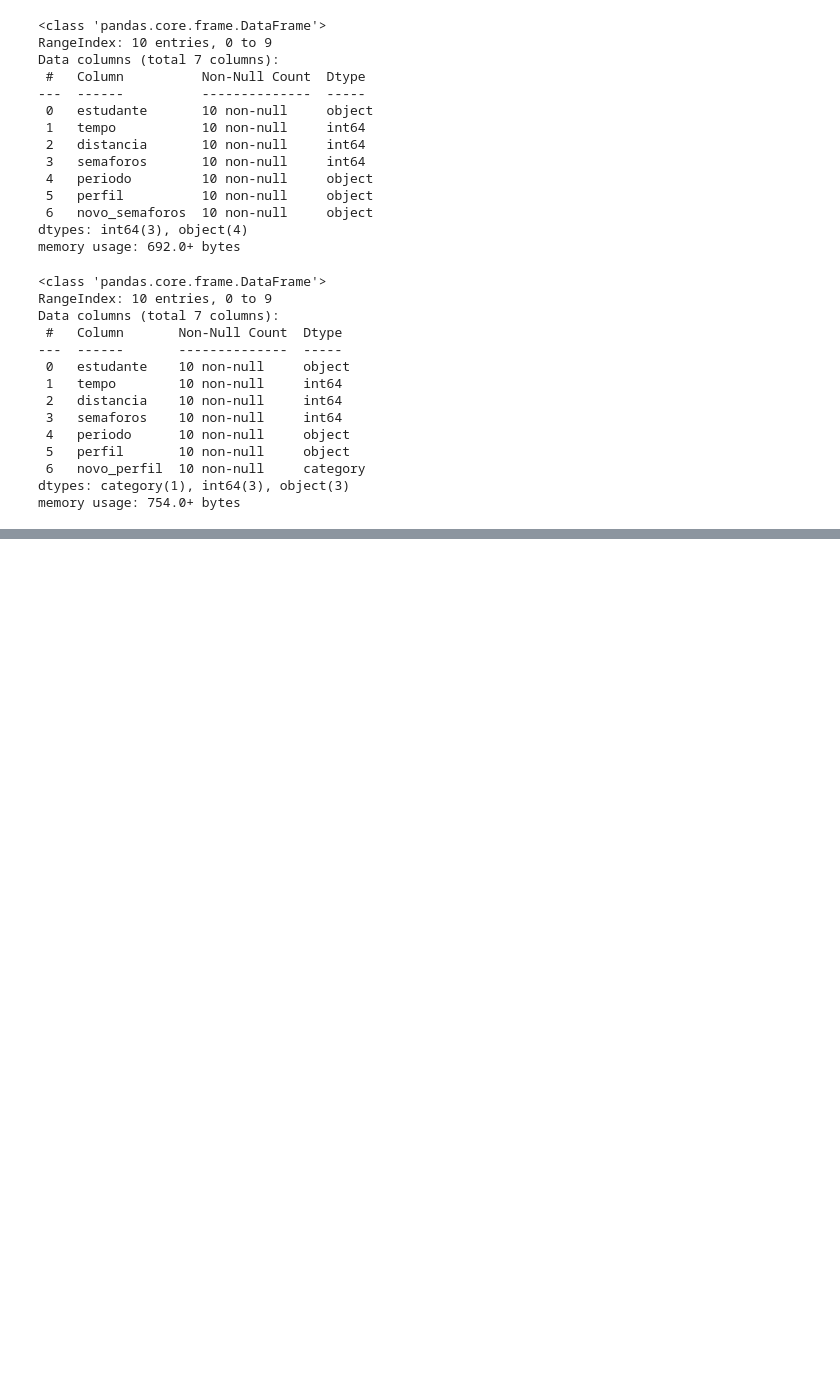
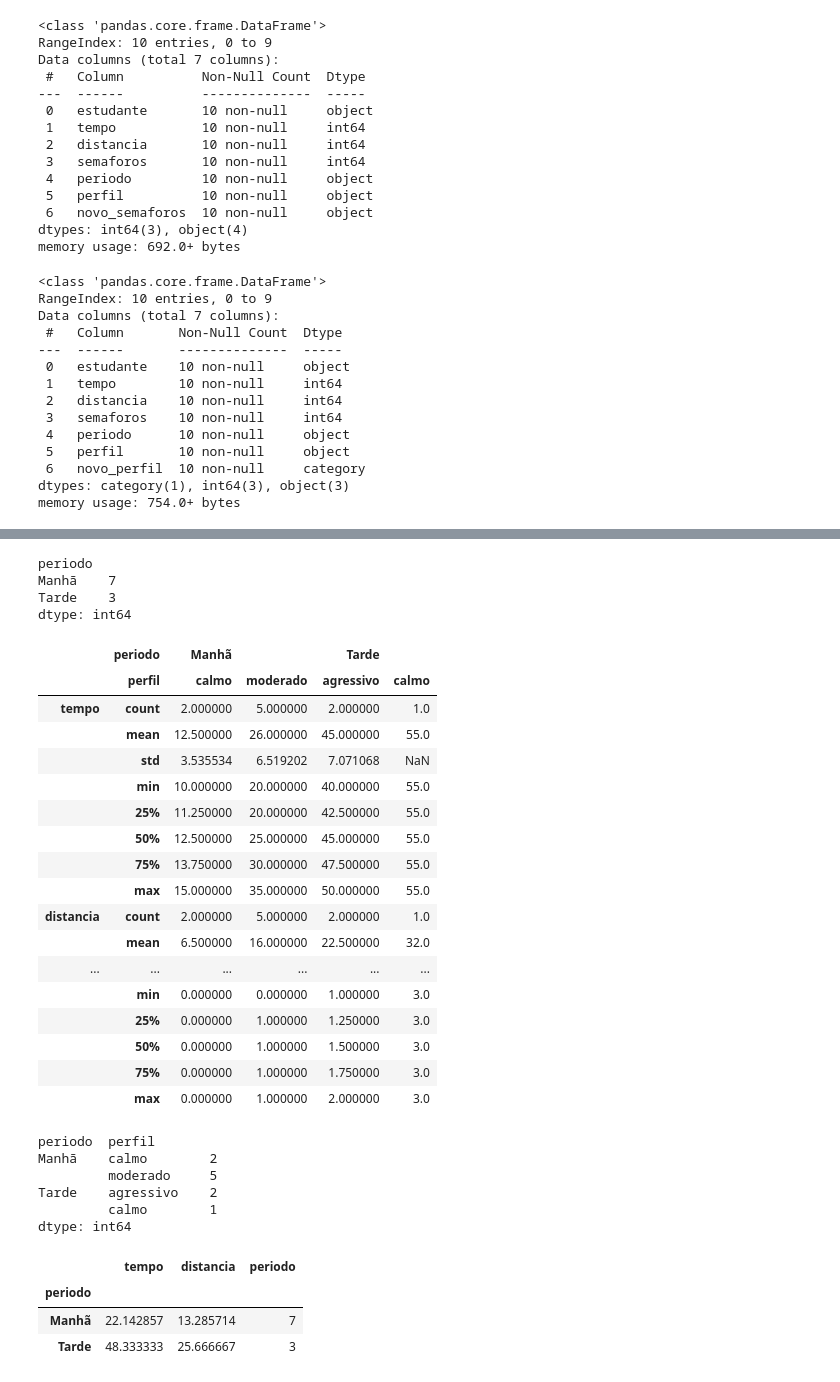
Before and after one commit to kathyllin/Data-Wrangling, a Jupyter notebook: Aula-1.ipynb, the cells around one changed output, grey strips where cells are left out. Drawn from its saved outputs; the diff is of its cells as text; code cells hidden in the pictures; blank space fills up the shorter version.

```diff
--- a/Aula-1.ipynb
+++ b/Aula-1.ipynb
@@ -220,0 +308,48 @@ df_org_4 = dados_tempo.sort_values(by=['perfil'], ascending=False).reset_index(d
+# %%
+dados_periodo.size()
+# %% [output]
+periodo
+Manhã    7
+Tarde    3
+dtype: int64
+# %%
+dados_criterios = dados_tempo.groupby(['periodo', 'perfil'])
+# %%
+dados_criterios.describe().T
+# %% [output]
+|  | periodo | Manhã |  | Tarde |  |
+|  | perfil | calmo | moderado | agressivo | calmo |
+| tempo | count | 2.000000 | 5.000000 | 2.000000 | 1.0 |
+|  | mean | 12.500000 | 26.000000 | 45.000000 | 55.0 |
+|  | std | 3.535534 | 6.519202 | 7.071068 | NaN |
+|  | min | 10.000000 | 20.000000 | 40.000000 | 55.0 |
+|  | 25% | 11.250000 | 20.000000 | 42.500000 | 55.0 |
+|  | 50% | 12.500000 | 25.000000 | 45.000000 | 55.0 |
+|  | 75% | 13.750000 | 30.000000 | 47.500000 | 55.0 |
+|  | max | 15.000000 | 35.000000 | 50.000000 | 55.0 |
+| distancia | count | 2.000000 | 5.000000 | 2.000000 | 1.0 |
+|  | mean | 6.500000 | 16.000000 | 22.500000 | 32.0 |
+| ... | ... | ... | ... | ... | ... |
+|  | min | 0.000000 | 0.000000 | 1.000000 | 3.0 |
+|  | 25% | 0.000000 | 1.000000 | 1.250000 | 3.0 |
+|  | 50% | 0.000000 | 1.000000 | 1.500000 | 3.0 |
+|  | 75% | 0.000000 | 1.000000 | 1.750000 | 3.0 |
+|  | max | 0.000000 | 1.000000 | 2.000000 | 3.0 |
+# %%
+dados_criterios.size()
+# %% [output]
+periodo  perfil
+Manhã    calmo        2
+         moderado     5
+Tarde    agressivo    2
+         calmo        1
+dtype: int64
+# %%
+dados_periodo.agg({'tempo': 'mean',
+                   'distancia': 'mean',
+                   'periodo': 'count'})
+# %% [output]
+|  | tempo | distancia | periodo |
+| periodo |  |  |  |
+| Manhã | 22.142857 | 13.285714 | 7 |
+| Tarde | 48.333333 | 25.666667 | 3 |
```
Also changed, not shown: parts of 40 cells of this notebook.
